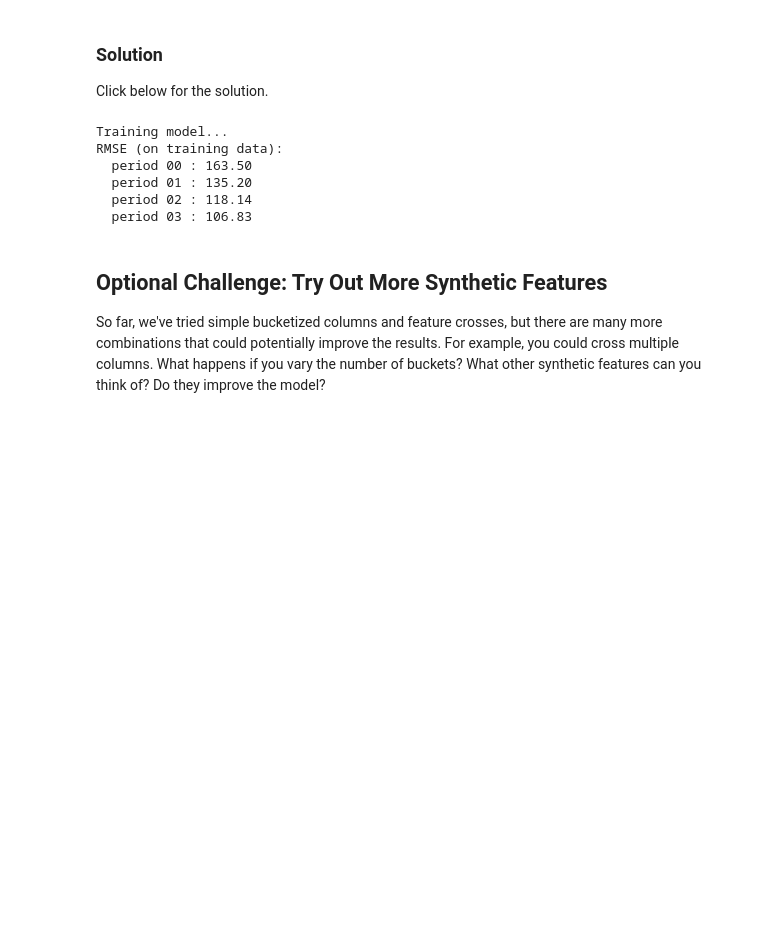
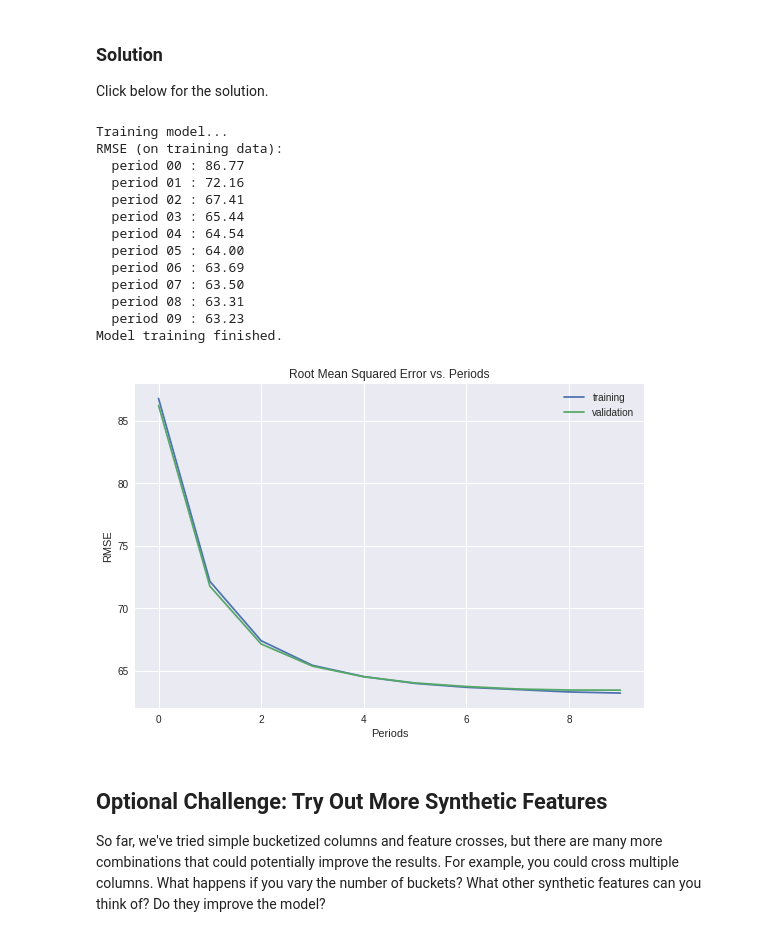
Before and after one commit to payala/machine_learning_crash_course, a Jupyter notebook: feature_crosses.ipynb, the cells around one changed output. Cells and saved outputs as stored; diff of their text form; code cells hidden in the pictures; blank space fills up the shorter version.

```diff
--- a/feature_crosses.ipynb
+++ b/feature_crosses.ipynb
@@ -644,12 +644,12 @@ def construct_feature_columns():
   # Divide longitude into 10 buckets.
   bucketized_longitude = tf.feature_column.bucketized_column(
     longitude, boundaries=get_quantile_based_boundaries(
-      training_examples["longitude"], 10))
+      training_examples["longitude"], 30))
 
   # Divide latitude into 10 buckets.
   bucketized_latitude = tf.feature_column.bucketized_column(
     latitude, boundaries=get_quantile_based_boundaries(
-      training_examples["latitude"], 10))
+      training_examples["latitude"], 30))
 
   # Divide housing_median_age into 7 buckets.
   bucketized_housing_median_age = tf.feature_column.bucketized_column(
@@ -682,21 +682,29 @@ def construct_feature_columns():
   return feature_columns
 # %%
 _ = train_model(
-    learning_rate=1.0,
+    learning_rate=3.0,
     steps=500,
     batch_size=100,
     feature_columns=construct_feature_columns(),
     training_examples=training_examples,
     training_targets=training_targets,
     validation_examples=validation_examples,
     validation_targets=validation_targets)
 # %% [output]
 Training model...
 RMSE (on training data):
-  period 00 : 163.50
-  period 01 : 135.20
-  period 02 : 118.14
-  period 03 : 106.83
+  period 00 : 86.77
+  period 01 : 72.16
+  period 02 : 67.41
+  period 03 : 65.44
+  period 04 : 64.54
+  period 05 : 64.00
+  period 06 : 63.69
+  period 07 : 63.50
+  period 08 : 63.31
+  period 09 : 63.23
+Model training finished.
+[figure, added]
 # %% [markdown]
 ## Optional Challenge: Try Out More Synthetic Features
 
```
